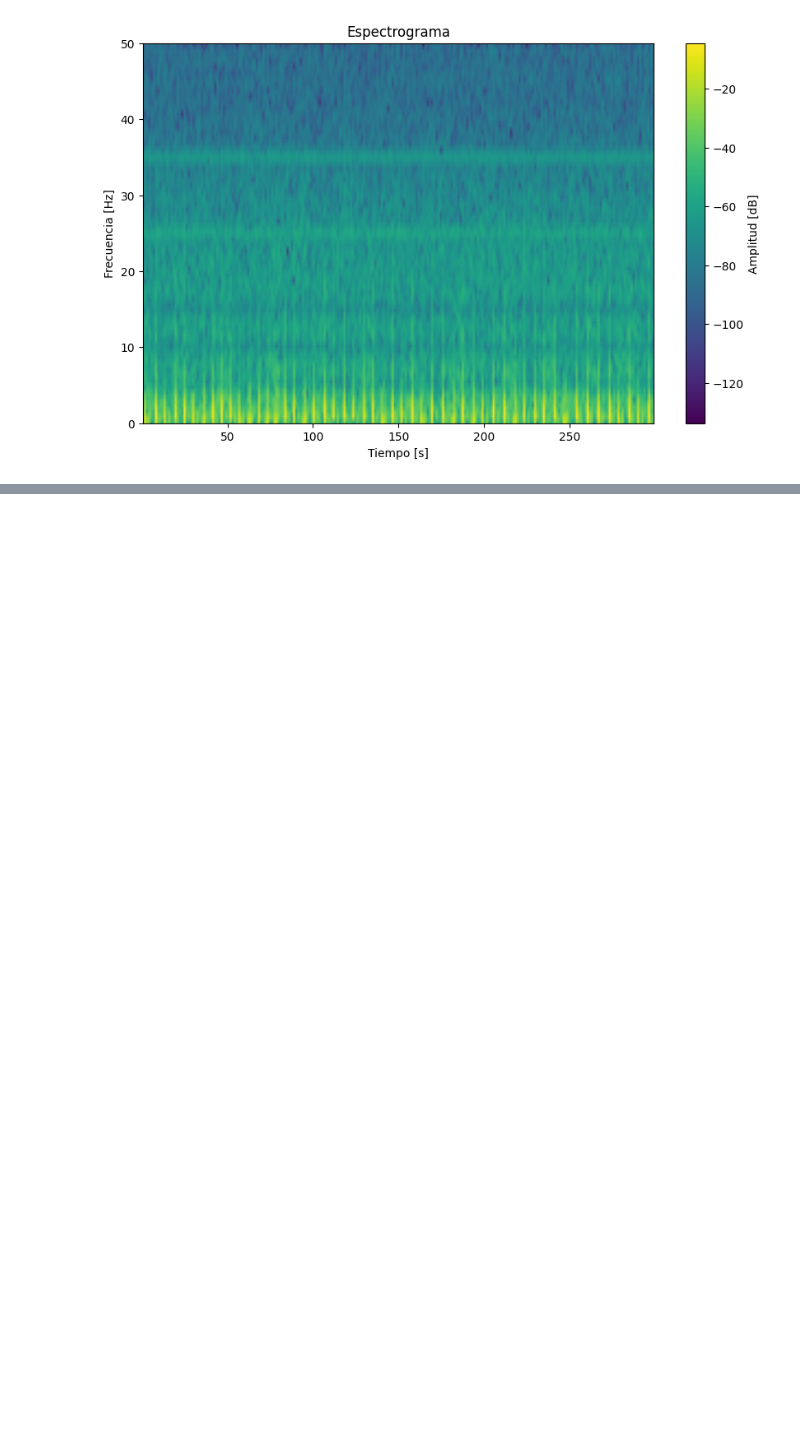
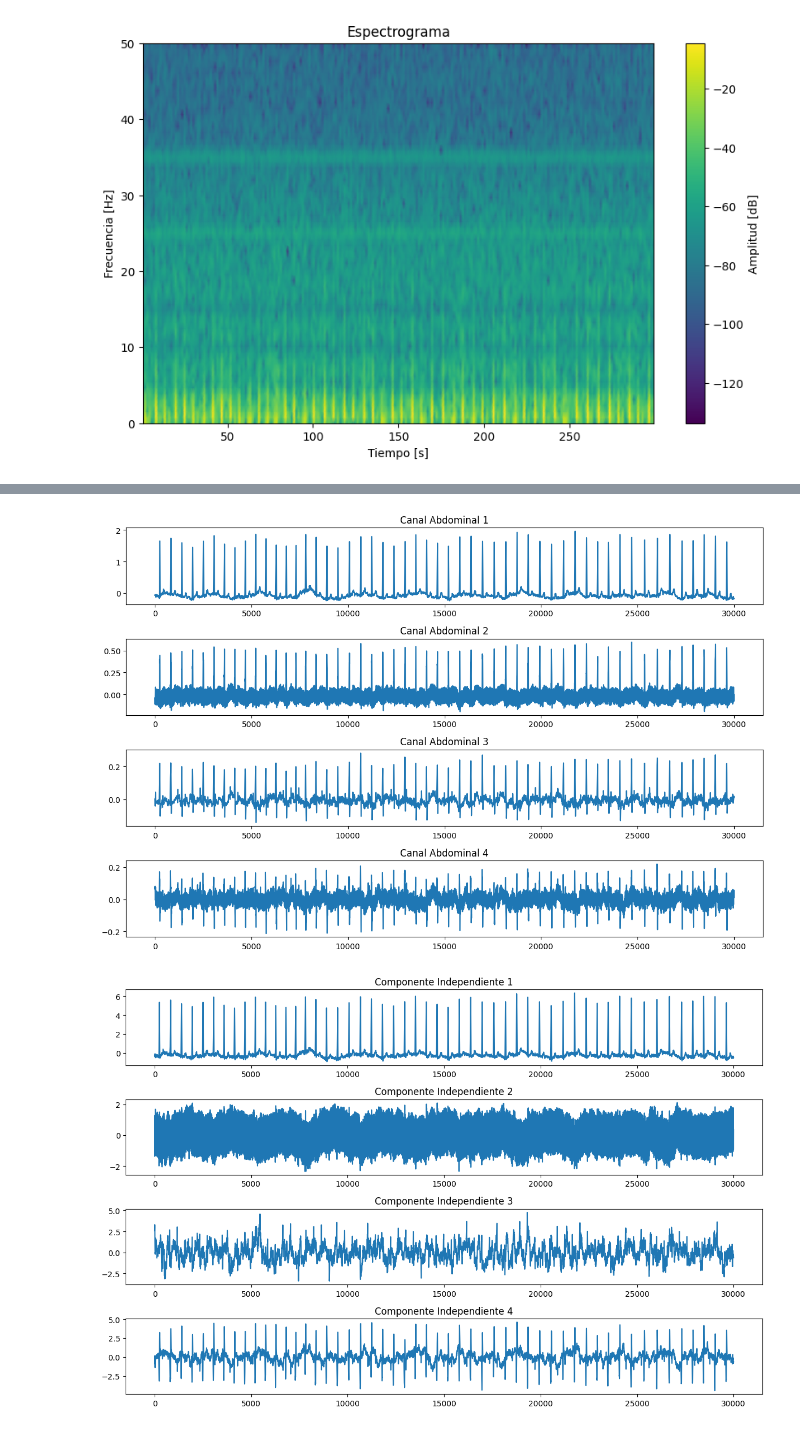
Before and after one commit to MaximilianoAntonio/Study-Labs-Digital-Medical-Signal-Processing, a Jupyter notebook: Lab 5 Anteproyecto/Codigos_utiles.ipynb, the cells around one changed output, grey strips where cells are left out. Drawn from its saved outputs; the diff is of its cells as text; code cells hidden in the pictures; blank space fills up the shorter version.

```diff
--- a/Lab 5 Anteproyecto/Codigos_utiles.ipynb
+++ b/Lab 5 Anteproyecto/Codigos_utiles.ipynb
@@ -70,0 +143,37 @@ No artists with labels found to put in legend.  Note that artists whose label st
+# %%
+import numpy as np
+import matplotlib.pyplot as plt
+from sklearn.decomposition import FastICA
+import wfdb
+
+# Cargar la señal multicanal
+record_name = 'NIFAECG/NR_02'
+record = wfdb.rdrecord(record_name)
+
+# Seleccionar los canales abdominales (por ejemplo, los canales 0 a 3)
+abdominal_signals = record.p_signal[30000:60000, 0:4]
+
+# Visualizar las señales abdominales originales
+plt.figure(figsize=(12, 8))
+for i in range(abdominal_signals.shape[1]):
+    plt.subplot(abdominal_signals.shape[1], 1, i+1)
+    plt.plot(abdominal_signals[:, i])
+    plt.title(f'Canal Abdominal {i+1}')
+    plt.tight_layout()
+plt.show()
+
+# Aplicar ICA
+ica = FastICA(n_components=4, random_state=0)
+S_ica = ica.fit_transform(abdominal_signals)  # Componentes independientes
+
+# Visualizar las componentes independientes
+plt.figure(figsize=(12, 8))
+for i in range(S_ica.shape[1]):
+    plt.subplot(S_ica.shape[1], 1, i+1)
+    plt.plot(S_ica[:, i])
+    plt.title(f'Componente Independiente {i+1}')
+    plt.tight_layout()
+plt.show()
+# %% [output]
+[figure, added]
+[figure, added]
```
Also changed, not shown: parts of 5 cells of this notebook, 9 other files.
